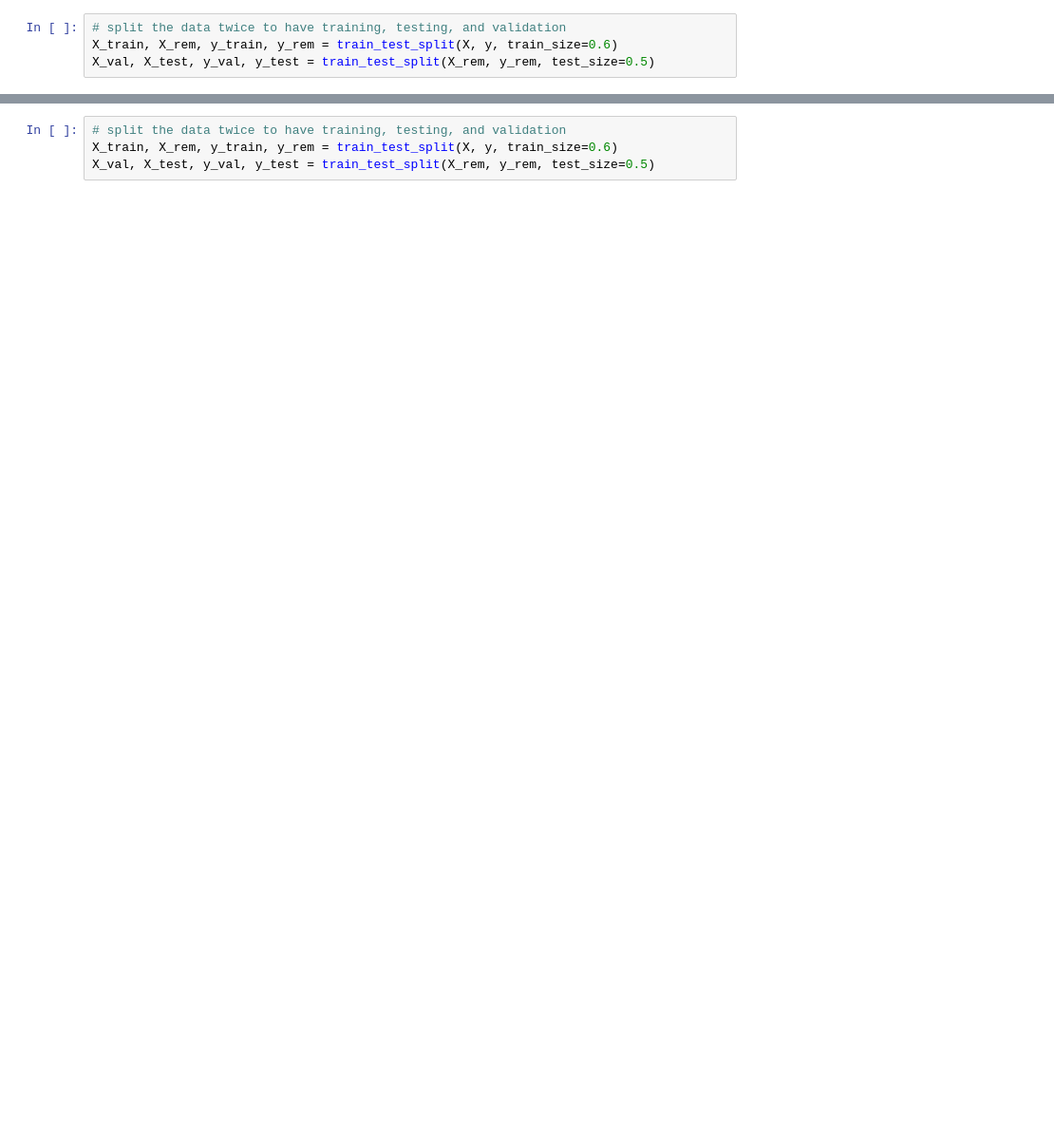
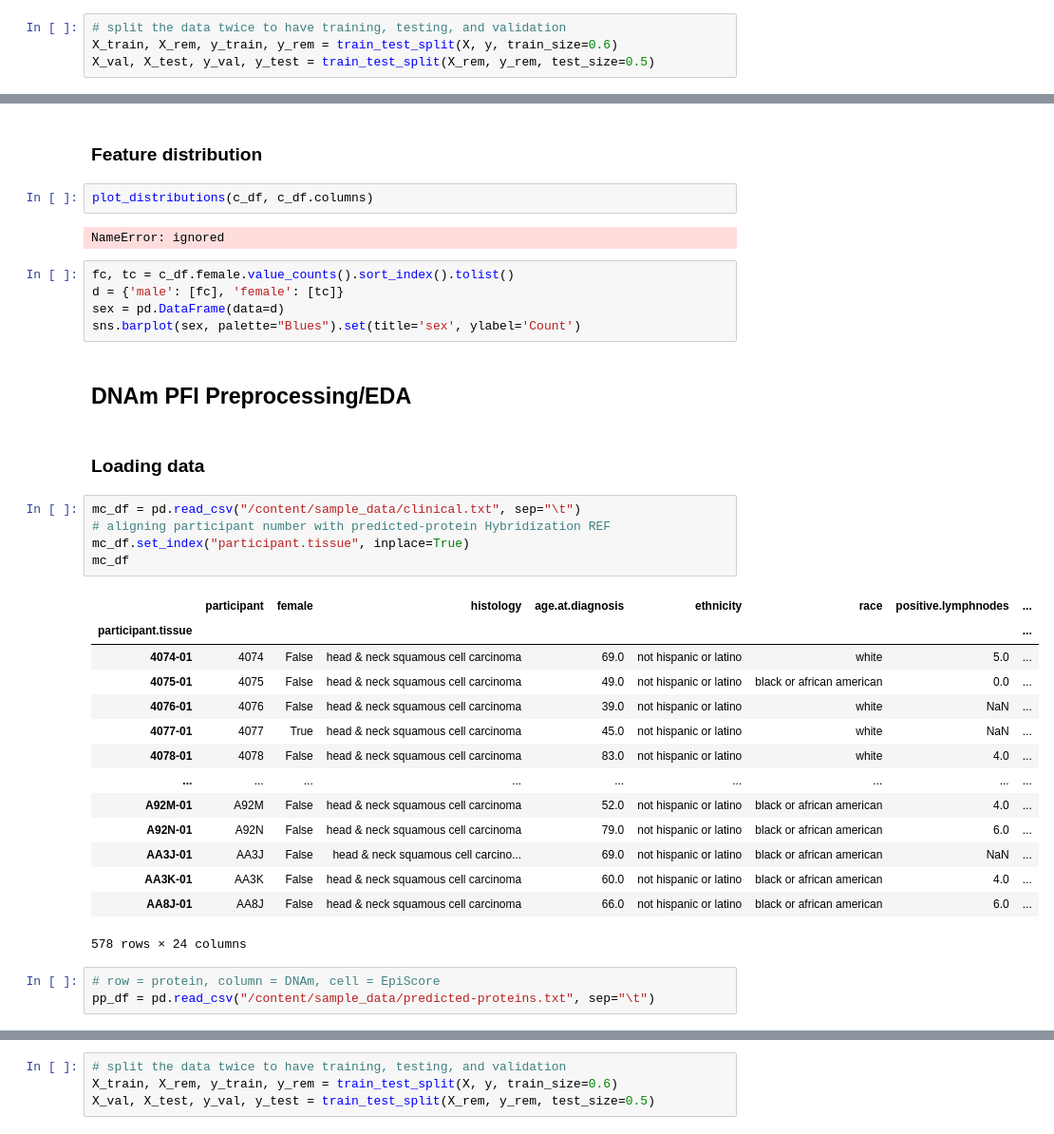
Before and after one commit to i-wallwork/Major-Project, a Jupyter notebook: Major-Project.ipynb, the cells around one changed output, grey strips where cells are left out. Shown at 95% size. Drawn from its saved outputs; the diff is of its cells as text; blank space fills up the shorter version.

```diff
--- a/Major-Project.ipynb
+++ b/Major-Project.ipynb
@@ -861,0 +252,38 @@ fig.savefig('PP.png', bbox_inches='tight')
+# %% [markdown]
+### Feature distribution
+# %%
+plot_distributions(c_df, c_df.columns)
+# %% [output]
+NameError: ignored
+# %%
+fc, tc = c_df.female.value_counts().sort_index().tolist()
+d = {'male': [fc], 'female': [tc]}
+sex = pd.DataFrame(data=d)
+sns.barplot(sex, palette="Blues").set(title='sex', ylabel='Count')
+# %% [markdown]
+## DNAm PFI Preprocessing/EDA
+# %% [markdown]
+### Loading data
+# %%
+mc_df = pd.read_csv("/content/sample_data/clinical.txt", sep="\t")
+# aligning participant number with predicted-protein Hybridization REF
+mc_df.set_index("participant.tissue", inplace=True)
+mc_df
+# %% [output]
+|  | participant | female | histology | age.at.diagnosis | ethnicity | race | positive.lymphnodes | ... |
+| participant.tissue |  |  |  |  |  |  |  | ... |
+| 4074-01 | 4074 | False | head & neck squamous cell carcinoma | 69.0 | not hispanic or latino | white | 5.0 | ... |
+| 4075-01 | 4075 | False | head & neck squamous cell carcinoma | 49.0 | not hispanic or latino | black or african american | 0.0 | ... |
+| 4076-01 | 4076 | False | head & neck squamous cell carcinoma | 39.0 | not hispanic or latino | white | NaN | ... |
+| 4077-01 | 4077 | True | head & neck squamous cell carcinoma | 45.0 | not hispanic or latino | white | NaN | ... |
+| 4078-01 | 4078 | False | head & neck squamous cell carcinoma | 83.0 | not hispanic or latino | white | 4.0 | ... |
+| ... | ... | ... | ... | ... | ... | ... | ... | ... |
+| A92M-01 | A92M | False | head & neck squamous cell carcinoma | 52.0 | not hispanic or latino | black or african american | 4.0 | ... |
+| A92N-01 | A92N | False | head & neck squamous cell carcinoma | 79.0 | not hispanic or latino | black or african american | 6.0 | ... |
+| AA3J-01 | AA3J | False | head & neck squamous cell carcino... | 69.0 | not hispanic or latino | black or african american | NaN | ... |
+| AA3K-01 | AA3K | False | head & neck squamous cell carcinoma | 60.0 | not hispanic or latino | black or african american | 4.0 | ... |
+| AA8J-01 | AA8J | False | head & neck squamous cell carcinoma | 66.0 | not hispanic or latino | black or african american | 6.0 | ... |
+578 rows × 24 columns
+# %%
+# row = protein, column = DNAm, cell = EpiScore
+pp_df = pd.read_csv("/content/sample_data/predicted-proteins.txt", sep="\t")
```
Also changed, not shown: parts of 218 cells of this notebook.
